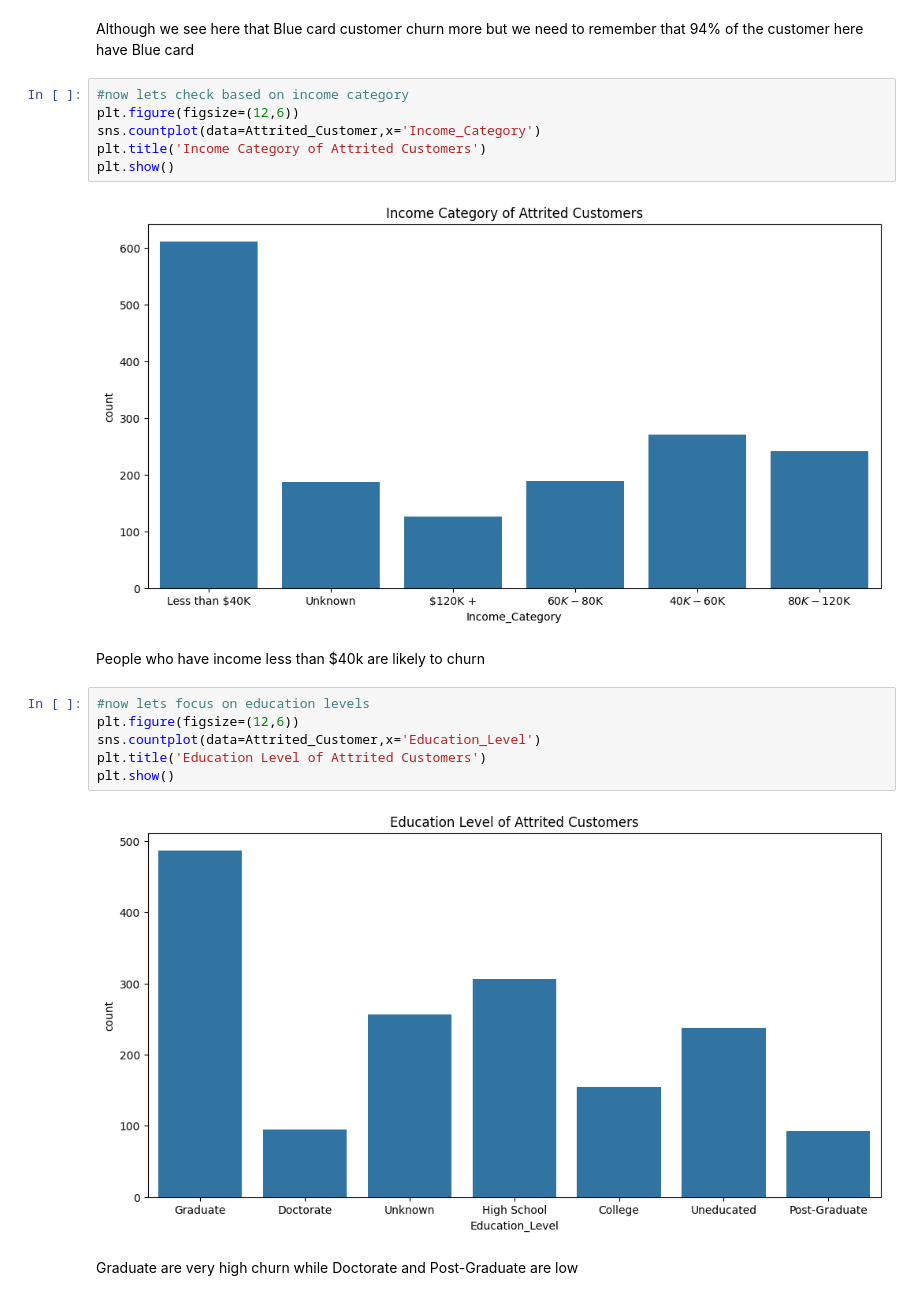
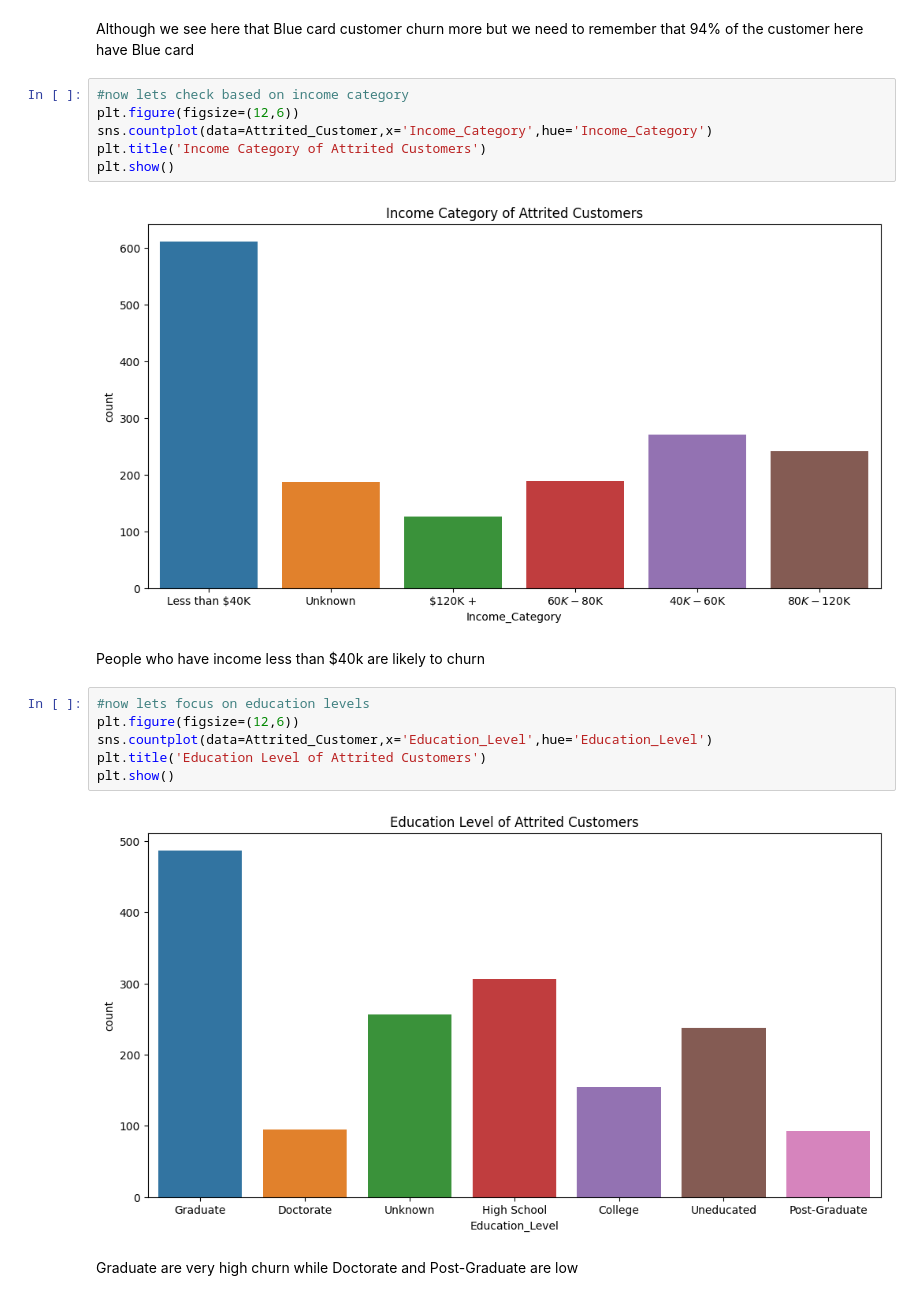
Before and after one commit to NirajanKhadka/Customer_Churn_PowerBI_Python, a Jupyter notebook: Customer_CHurn_analysis.ipynb, the cells around one changed output. Drawn from its saved outputs; the diff is of its cells as text.

```diff
--- a/Customer_CHurn_analysis.ipynb
+++ b/Customer_CHurn_analysis.ipynb
@@ -189,21 +189,21 @@ Although we see here that Blue card customer churn more but we need to remember
 # %%
 #now lets check based on income category
 plt.figure(figsize=(12,6))
-sns.countplot(data=Attrited_Customer,x='Income_Category')
+sns.countplot(data=Attrited_Customer,x='Income_Category',hue='Income_Category')
 plt.title('Income Category of Attrited Customers')
 plt.show()
 # %% [output]
-[figure, old version]
+[figure, new version]
 # %% [markdown]
 People who have income less than $40k are likely to churn
 # %%
 #now lets focus on education levels
 plt.figure(figsize=(12,6))
-sns.countplot(data=Attrited_Customer,x='Education_Level')
+sns.countplot(data=Attrited_Customer,x='Education_Level',hue='Education_Level')
 plt.title('Education Level of Attrited Customers')
 plt.show()
 # %% [output]
-[figure, old version]
+[figure, new version]
 # %% [markdown]
 Graduate are very high churn while Doctorate and Post-Graduate are low
 # %%
```
Also changed, not shown: parts of 7 cells of this notebook.
